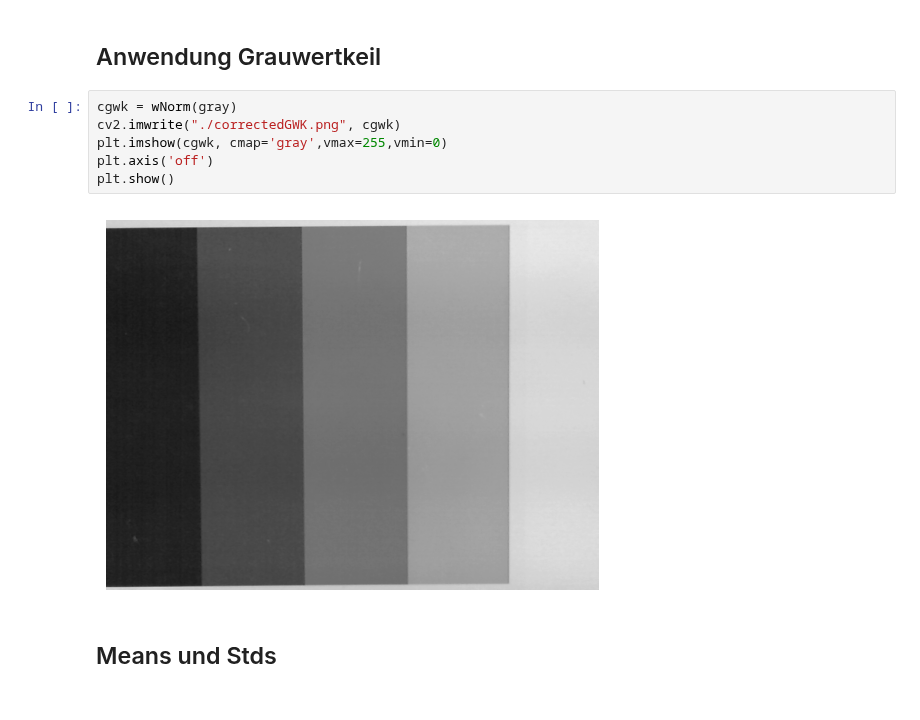
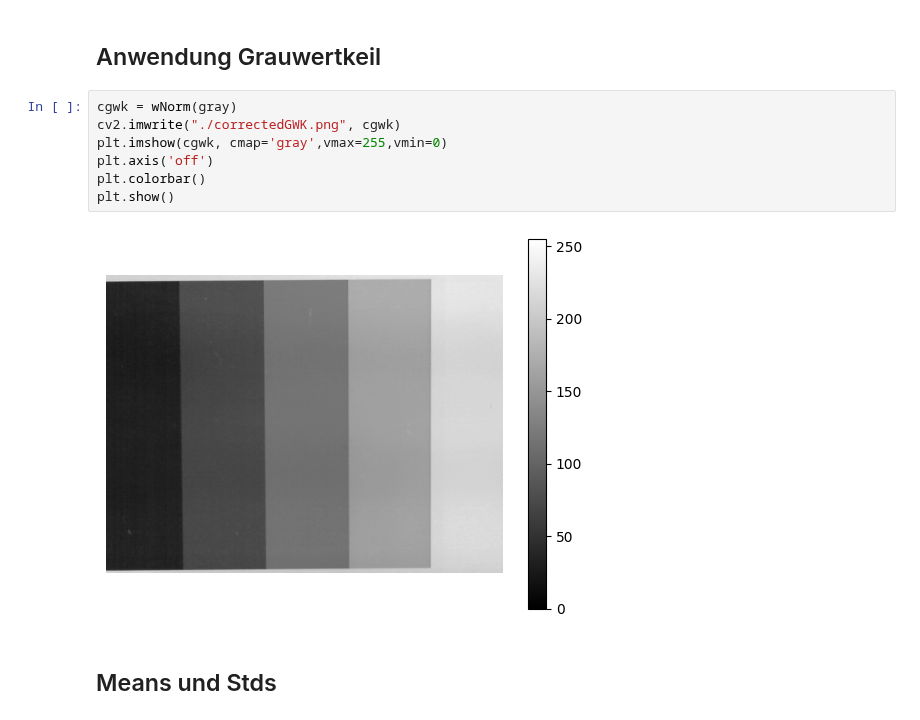
Before and after one commit to Guakocius/htwg, a Jupyter notebook: sem3/tgki/versuch2/main.ipynb, the cells around one changed output. Drawn from its saved outputs; the diff is of its cells as text.

```diff
--- a/sem3/tgki/versuch2/main.ipynb
+++ b/sem3/tgki/versuch2/main.ipynb
@@ -175,11 +178,12 @@ Hot- oder stuckpixel: 0 546
 # %%
 cgwk = wNorm(gray)
 cv2.imwrite("./correctedGWK.png", cgwk)
 plt.imshow(cgwk, cmap='gray',vmax=255,vmin=0)
 plt.axis('off')
+plt.colorbar()
 plt.show()
 # %% [output]
-[figure, old version]
+[figure, new version]
 # %% [markdown]
 ## Means und Stds
 # %%
```
Also changed, not shown: parts of 3 cells of this notebook, 6 other files.
